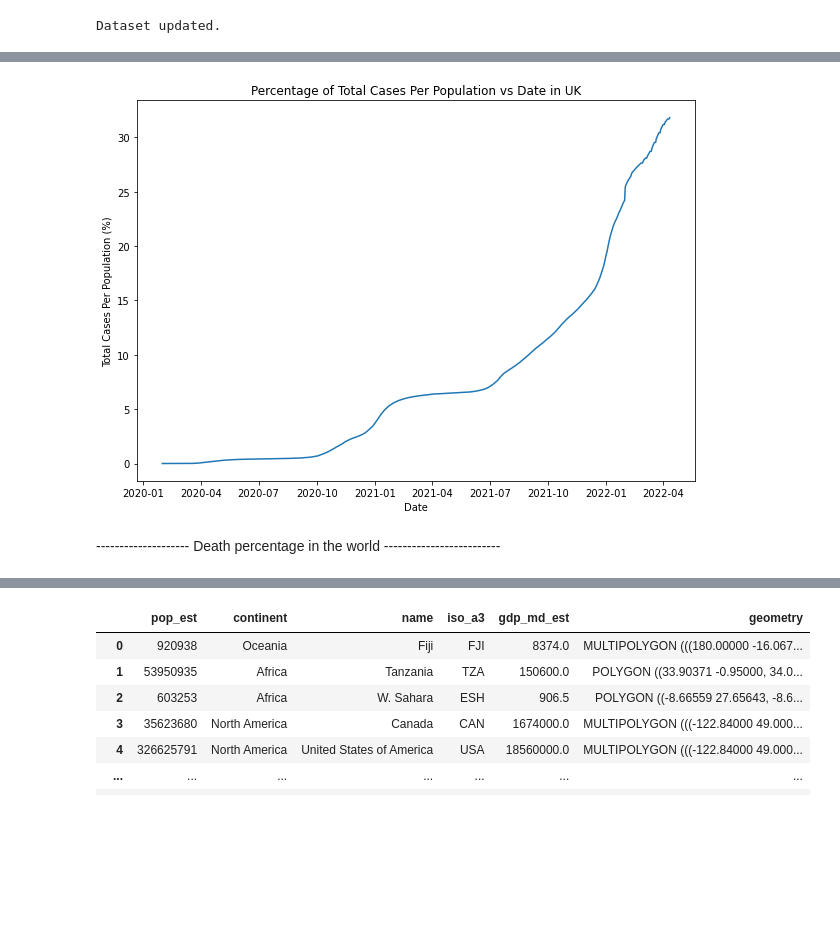
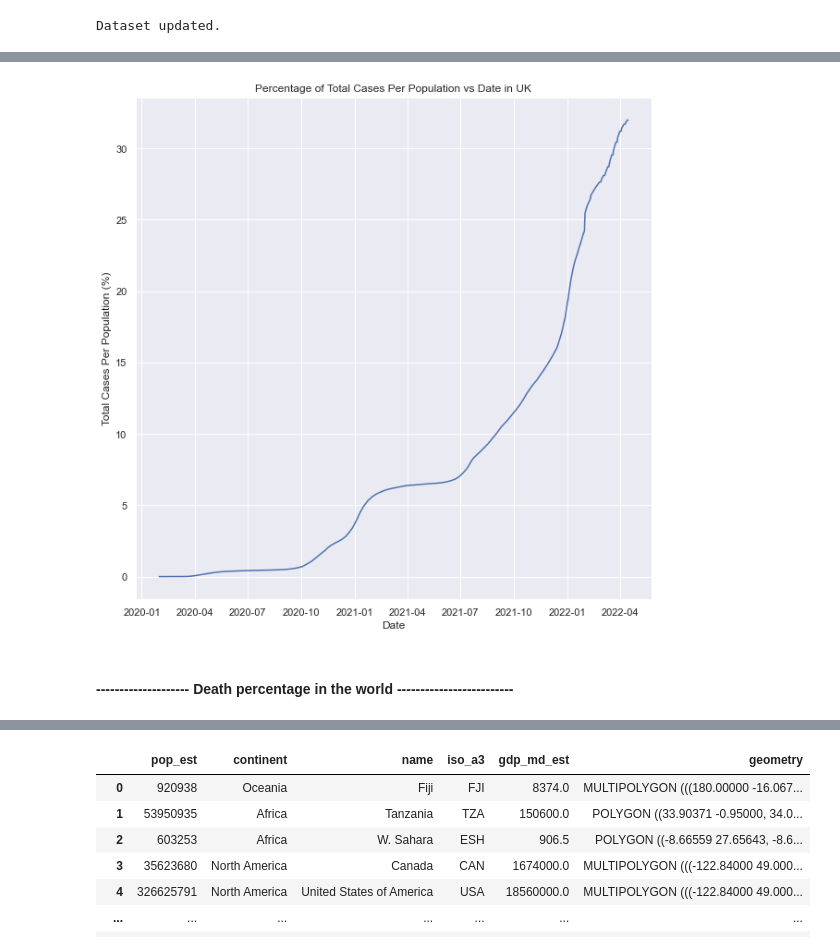
Before and after one commit to aaAbdulkadir/Full_Covid_Project_Analysis, a Jupyter notebook: CovidAutomationProject.ipynb, the cells around one changed output, grey strips where cells are left out. Drawn from its saved outputs; the diff is of its cells as text; code cells hidden in the pictures; blank space fills up the shorter version.

```diff
--- a/CovidAutomationProject.ipynb
+++ b/CovidAutomationProject.ipynb
@@ -172,10 +170,11 @@ first_analysis
 # change x axis incrementation because it is too much: do this by changing string date to datetime
 first_analysis['date'] = pd.to_datetime(first_analysis['date'])
 
-# make plot bigger
-big = plt.figure()
-big.set_figwidth(10)
-big.set_figheight(7)
+# set seaborn theme
+sns.set_theme()
+
+# plot a bar chart
+plt.figure(figsize=(10,10))
 
 # labelling
 plt.title('Percentage of COVID Deaths Per Infected Case vs Date in UK')
@@ -216,26 +215,24 @@ second_analysis
 # %%
 # change x axis incrementation because it is too much: do this by changing string date to datetime
 second_analysis['date'] = pd.to_datetime(second_analysis['date'])
 
-# make plot bigger
-big = plt.figure()
-big.set_figwidth(10)
-big.set_figheight(7)
+# plot a bar chart
+plt.figure(figsize=(10,10))
 
 # labelling
 plt.title('Percentage of Total Cases Per Population vs Date in UK')
 plt.xlabel('Date')
 plt.ylabel("Total Cases Per Population (%)")
 
 # line graph
 plt.plot(second_analysis.date, second_analysis.total_cases_per_population_percentage)
 
 # show
 plt.show()
 # %% [output]
-[figure, old version]
+[figure, new version]
 # %% [markdown]
--------------------- Death percentage in the world -------------------------
+#### -------------------- Death percentage in the world -------------------------
 # %%
 # relevant data
 third_analysis = data[['iso_code', 'continent', 'location', 'new_cases', 'new_deaths']]
```
Also changed, not shown: parts of 64 cells of this notebook.
